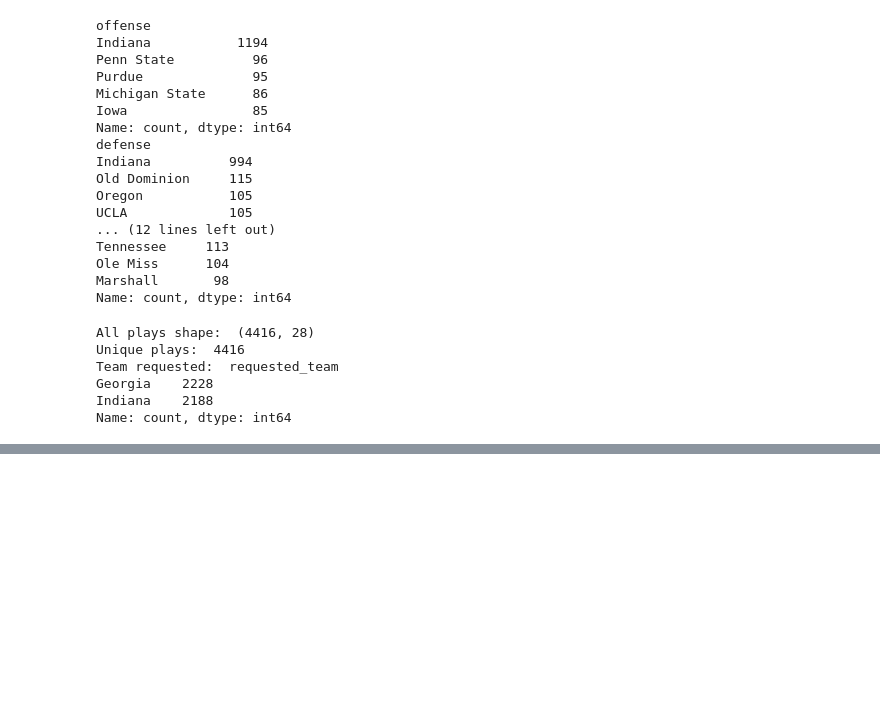
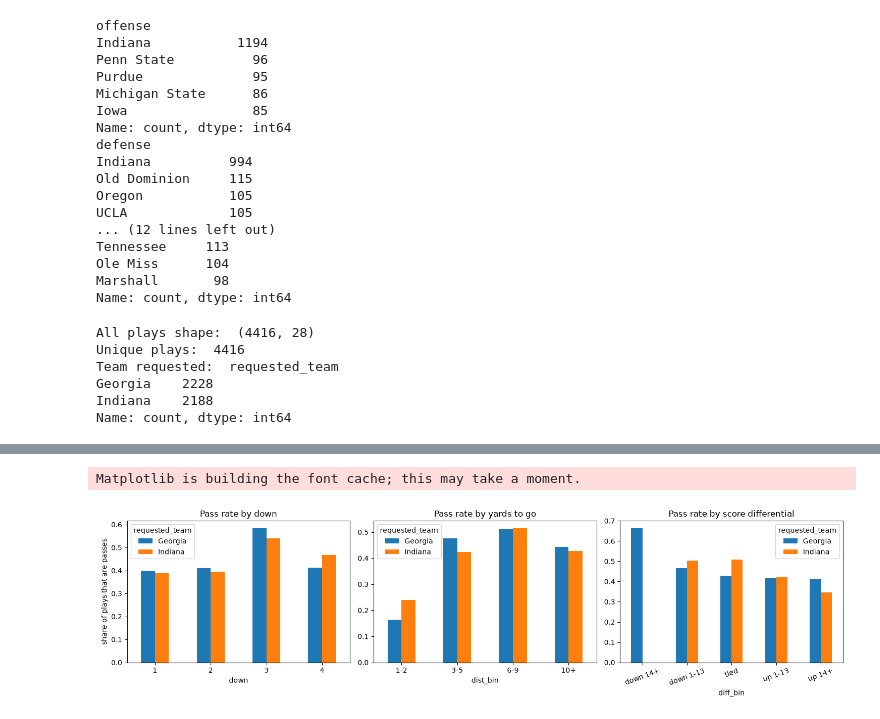
Before and after one commit to wrennicol/college-football-play-prediction, a Jupyter notebook: notebooks/01_data_exploration.ipynb, the cells around one changed output, grey strips where cells are left out. Cells and saved outputs as stored; diff of their text form; code cells hidden in the pictures; blank space fills up the shorter version.

```diff
--- a/notebooks/01_data_exploration.ipynb
+++ b/notebooks/01_data_exploration.ipynb
@@ -302,0 +489,16 @@ Name: count, dtype: int64
+# %%
+# Time remaining
+m["sec_left_half"] = m["clock_sec"] + 900 * m["period"].isin([1, 3])
+m["sec_left_game"] = m["clock_sec"] + 900 * (4 - m["period"].clip(upper=4))
+
+# Field / down / game state
+m["is_home"]        = (m["offense"] == m["home"]).astype(int)
+m["red_zone"]       = (m["yardsToGoal"] <= 20).astype(int)
+m["goal_to_go"]     = (m["distance"] >= m["yardsToGoal"]).astype(int)
+m["short_yardage"]  = (m["distance"] <= 2).astype(int)
+m["long_yardage"]   = (m["distance"] >= 8).astype(int)
+m["two_minute"]     = ((m["sec_left_half"] <= 120) & m["period"].isin([2, 4])).astype(int)
+m["trailing_late"]  = ((m["score_diff"] < 0) & (m["period"] == 4)).astype(int)
+
+m[["down", "distance", "yardsToGoal", "period", "sec_left_half", "sec_left_game",
+   "score_diff", "is_home", "red_zone", "goal_to_go", "two_minute"]].describe().T
@@ -302,0 +669,27 @@ Name: count, dtype: int64
+# %%
+import matplotlib.pyplot as plt
+
+fig, axes = plt.subplots(1, 3, figsize=(15, 4))
+
+final.pivot_table(index="down", columns="requested_team", values="is_pass", aggfunc="mean") \
+     .plot(kind="bar", ax=axes[0], rot=0)
+axes[0].set_title("Pass rate by down"); axes[0].set_ylabel("share of plays that are passes")
+
+dist_bin = pd.cut(final["distance"], [0, 2, 5, 9, 100], labels=["1-2", "3-5", "6-9", "10+"])
+final.assign(dist_bin=dist_bin).pivot_table(index="dist_bin", columns="requested_team",
+                                             values="is_pass", aggfunc="mean", observed=True) \
+     .plot(kind="bar", ax=axes[1], rot=0)
+axes[1].set_title("Pass rate by yards to go")
+
+diff_bin = pd.cut(final["score_diff"], [-100, -14, -1, 0, 13, 100],
+                  labels=["down 14+", "down 1-13", "tied", "up 1-13", "up 14+"])
+final.assign(diff_bin=diff_bin).pivot_table(index="diff_bin", columns="requested_team",
+                                             values="is_pass", aggfunc="mean", observed=True) \
+     .plot(kind="bar", ax=axes[2], rot=20)
+axes[2].set_title("Pass rate by score differential")
+
+plt.tight_layout()
+plt.show()
+# %% [output]
+Matplotlib is building the font cache; this may take a moment.
+[figure, added]
```
Also changed, not shown: parts of 20 cells of this notebook, 2 other files.
